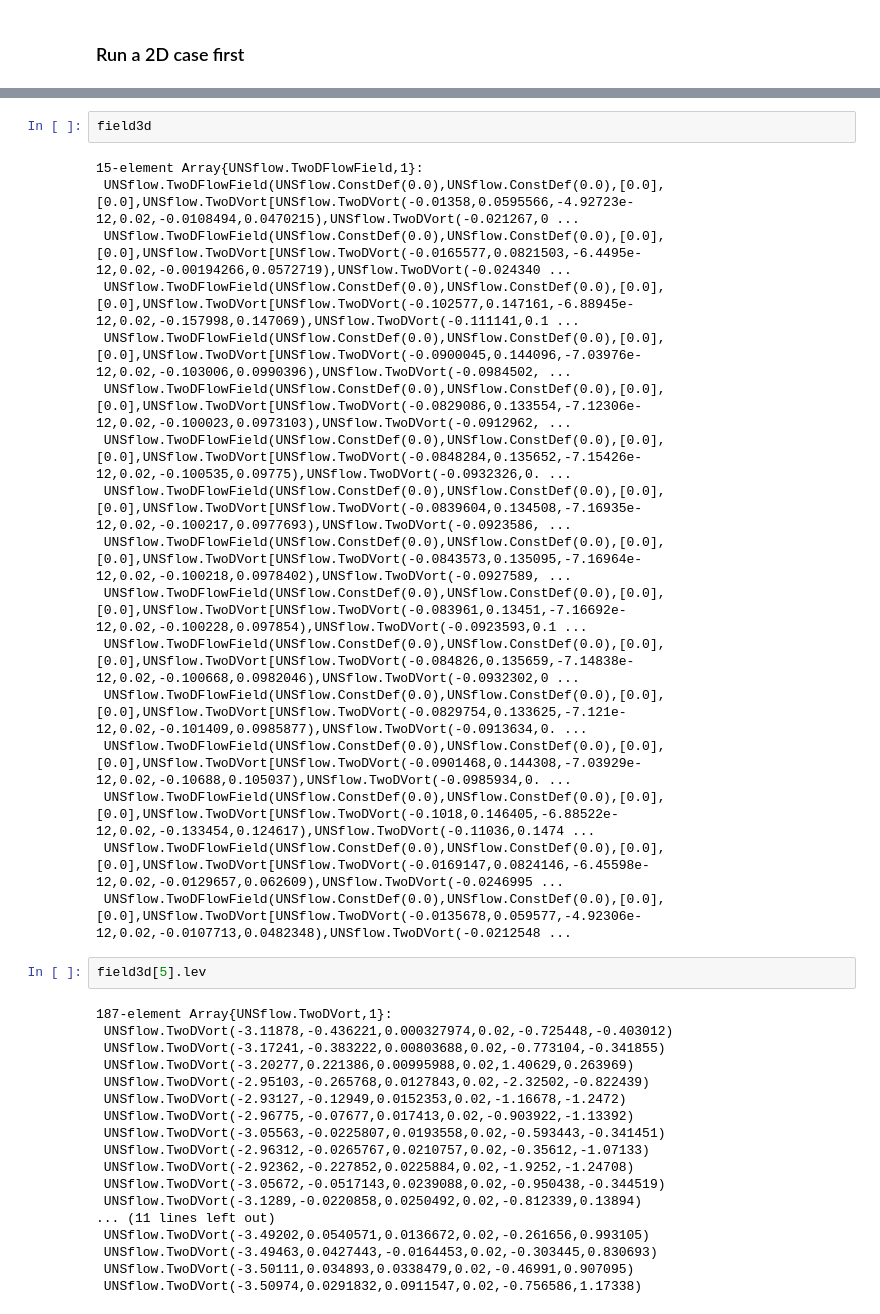
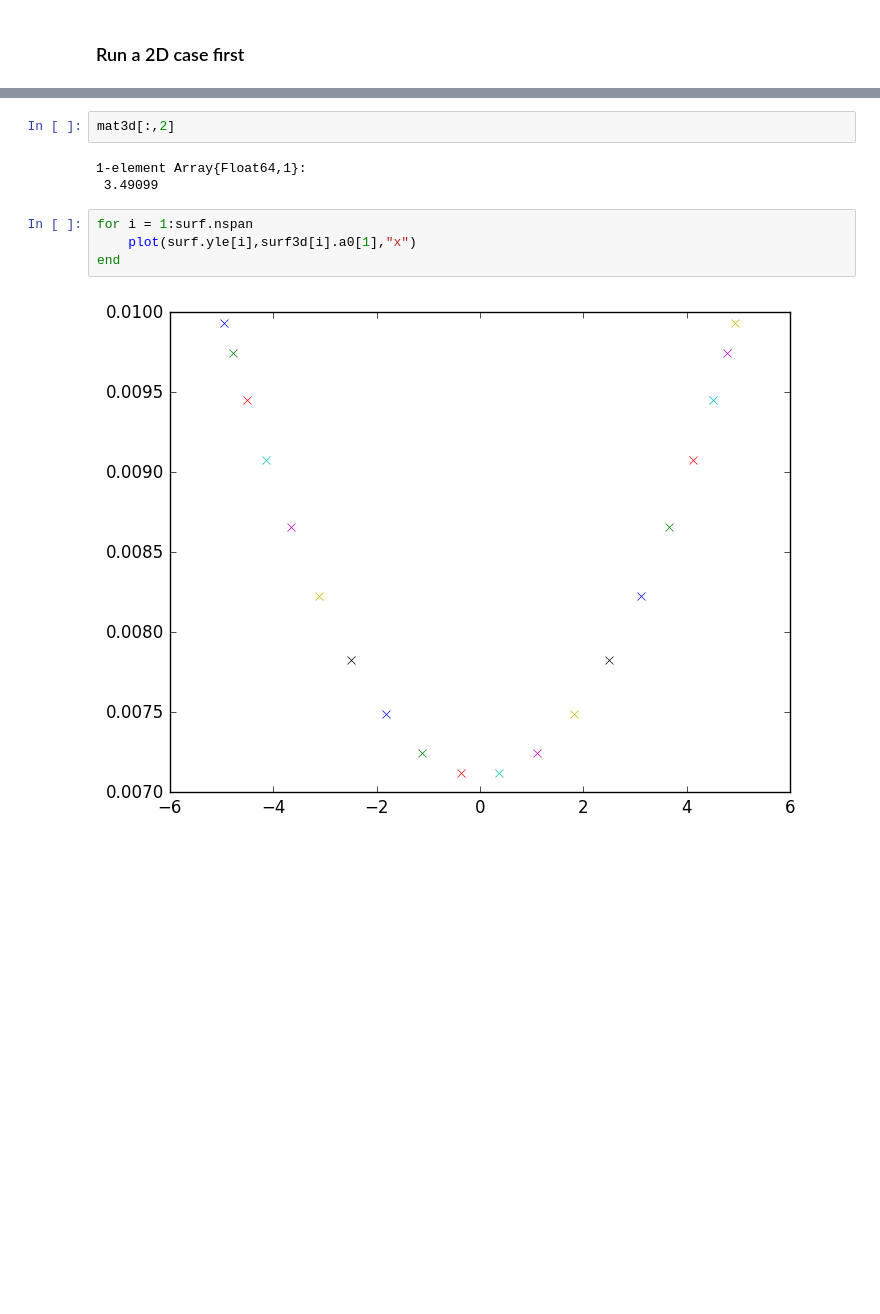
Before and after one commit to KiranRamesh-Aero/UnsteadyFlowSolvers.jl, a Jupyter notebook: Notebooks/3D extensions - with LEV.ipynb, the cells around one changed output, grey strips where cells are left out. Cells and saved outputs as stored; diff of their text form; blank space fills up the shorter version.

```diff
--- a/Notebooks/3D extensions - with LEV.ipynb
+++ b/Notebooks/3D extensions - with LEV.ipynb
@@ -83,45 +72,17 @@ axis([0, 2.5, -1, 10])
   2.5
  -1.0
  10.0
-# %%
-field3d
-# %% [output]
-15-element Array{UNSflow.TwoDFlowField,1}:
- UNSflow.TwoDFlowField(UNSflow.ConstDef(0.0),UNSflow.ConstDef(0.0),[0.0],[0.0],UNSflow.TwoDVort[UNSflow.TwoDVort(-0.01358,0.0595566,-4.92723e-12,0.02,-0.0108494,0.0470215),UNSflow.TwoDVort(-0.021267,0 ...
- UNSflow.TwoDFlowField(UNSflow.ConstDef(0.0),UNSflow.ConstDef(0.0),[0.0],[0.0],UNSflow.TwoDVort[UNSflow.TwoDVort(-0.0165577,0.0821503,-6.4495e-12,0.02,-0.00194266,0.0572719),UNSflow.TwoDVort(-0.024340 ...
- UNSflow.TwoDFlowField(UNSflow.ConstDef(0.0),UNSflow.ConstDef(0.0),[0.0],[0.0],UNSflow.TwoDVort[UNSflow.TwoDVort(-0.102577,0.147161,-6.88945e-12,0.02,-0.157998,0.147069),UNSflow.TwoDVort(-0.111141,0.1 ...
- UNSflow.TwoDFlowField(UNSflow.ConstDef(0.0),UNSflow.ConstDef(0.0),[0.0],[0.0],UNSflow.TwoDVort[UNSflow.TwoDVort(-0.0900045,0.144096,-7.03976e-12,0.02,-0.103006,0.0990396),UNSflow.TwoDVort(-0.0984502, ...
- UNSflow.TwoDFlowField(UNSflow.ConstDef(0.0),UNSflow.ConstDef(0.0),[0.0],[0.0],UNSflow.TwoDVort[UNSflow.TwoDVort(-0.0829086,0.133554,-7.12306e-12,0.02,-0.100023,0.0973103),UNSflow.TwoDVort(-0.0912962, ...
- UNSflow.TwoDFlowField(UNSflow.ConstDef(0.0),UNSflow.ConstDef(0.0),[0.0],[0.0],UNSflow.TwoDVort[UNSflow.TwoDVort(-0.0848284,0.135652,-7.15426e-12,0.02,-0.100535,0.09775),UNSflow.TwoDVort(-0.0932326,0. ...
- UNSflow.TwoDFlowField(UNSflow.ConstDef(0.0),UNSflow.ConstDef(0.0),[0.0],[0.0],UNSflow.TwoDVort[UNSflow.TwoDVort(-0.0839604,0.134508,-7.16935e-12,0.02,-0.100217,0.0977693),UNSflow.TwoDVort(-0.0923586, ...
- UNSflow.TwoDFlowField(UNSflow.ConstDef(0.0),UNSflow.ConstDef(0.0),[0.0],[0.0],UNSflow.TwoDVort[UNSflow.TwoDVort(-0.0843573,0.135095,-7.16964e-12,0.02,-0.100218,0.0978402),UNSflow.TwoDVort(-0.0927589, ...
- UNSflow.TwoDFlowField(UNSflow.ConstDef(0.0),UNSflow.ConstDef(0.0),[0.0],[0.0],UNSflow.TwoDVort[UNSflow.TwoDVort(-0.083961,0.13451,-7.16692e-12,0.02,-0.100228,0.097854),UNSflow.TwoDVort(-0.0923593,0.1 ...
- UNSflow.TwoDFlowField(UNSflow.ConstDef(0.0),UNSflow.ConstDef(0.0),[0.0],[0.0],UNSflow.TwoDVort[UNSflow.TwoDVort(-0.084826,0.135659,-7.14838e-12,0.02,-0.100668,0.0982046),UNSflow.TwoDVort(-0.0932302,0 ...
- UNSflow.TwoDFlowField(UNSflow.ConstDef(0.0),UNSflow.ConstDef(0.0),[0.0],[0.0],UNSflow.TwoDVort[UNSflow.TwoDVort(-0.0829754,0.133625,-7.121e-12,0.02,-0.101409,0.0985877),UNSflow.TwoDVort(-0.0913634,0. ...
- UNSflow.TwoDFlowField(UNSflow.ConstDef(0.0),UNSflow.ConstDef(0.0),[0.0],[0.0],UNSflow.TwoDVort[UNSflow.TwoDVort(-0.0901468,0.144308,-7.03929e-12,0.02,-0.10688,0.105037),UNSflow.TwoDVort(-0.0985934,0. ...
- UNSflow.TwoDFlowField(UNSflow.ConstDef(0.0),UNSflow.ConstDef(0.0),[0.0],[0.0],UNSflow.TwoDVort[UNSflow.TwoDVort(-0.1018,0.146405,-6.88522e-12,0.02,-0.133454,0.124617),UNSflow.TwoDVort(-0.11036,0.1474 ...
- UNSflow.TwoDFlowField(UNSflow.ConstDef(0.0),UNSflow.ConstDef(0.0),[0.0],[0.0],UNSflow.TwoDVort[UNSflow.TwoDVort(-0.0169147,0.0824146,-6.45598e-12,0.02,-0.0129657,0.062609),UNSflow.TwoDVort(-0.0246995 ...
- UNSflow.TwoDFlowField(UNSflow.ConstDef(0.0),UNSflow.ConstDef(0.0),[0.0],[0.0],UNSflow.TwoDVort[UNSflow.TwoDVort(-0.0135678,0.059577,-4.92306e-12,0.02,-0.0107713,0.0482348),UNSflow.TwoDVort(-0.0212548 ...
-# %%
-field3d[5].lev
-# %% [output]
-187-element Array{UNSflow.TwoDVort,1}:
- UNSflow.TwoDVort(-3.11878,-0.436221,0.000327974,0.02,-0.725448,-0.403012)
- UNSflow.TwoDVort(-3.17241,-0.383222,0.00803688,0.02,-0.773104,-0.341855)
- UNSflow.TwoDVort(-3.20277,0.221386,0.00995988,0.02,1.40629,0.263969)
- UNSflow.TwoDVort(-2.95103,-0.265768,0.0127843,0.02,-2.32502,-0.822439)
- UNSflow.TwoDVort(-2.93127,-0.12949,0.0152353,0.02,-1.16678,-1.2472)
- UNSflow.TwoDVort(-2.96775,-0.07677,0.017413,0.02,-0.903922,-1.13392)
- UNSflow.TwoDVort(-3.05563,-0.0225807,0.0193558,0.02,-0.593443,-0.341451)
- UNSflow.TwoDVort(-2.96312,-0.0265767,0.0210757,0.02,-0.35612,-1.07133)
- UNSflow.TwoDVort(-2.92362,-0.227852,0.0225884,0.02,-1.9252,-1.24708)
- UNSflow.TwoDVort(-3.05672,-0.0517143,0.0239088,0.02,-0.950438,-0.344519)
- UNSflow.TwoDVort(-3.1289,-0.0220858,0.0250492,0.02,-0.812339,0.13894)
-... (11 lines left out)
- UNSflow.TwoDVort(-3.49202,0.0540571,0.0136672,0.02,-0.261656,0.993105)
- UNSflow.TwoDVort(-3.49463,0.0427443,-0.0164453,0.02,-0.303445,0.830693)
- UNSflow.TwoDVort(-3.50111,0.034893,0.0338479,0.02,-0.46991,0.907095)
- UNSflow.TwoDVort(-3.50974,0.0291832,0.0911547,0.02,-0.756586,1.17338)
+# %%
+mat3d[:,2]
+# %% [output]
+1-element Array{Float64,1}:
+ 3.49099
+# %%
+for i = 1:surf.nspan
+    plot(surf.yle[i],surf3d[i].a0[1],"x")
+end
+# %% [output]
+[figure, added]
 # %%
 plot(mat3d[:,1], mat3d[:,2])
 # %% [output]
```
Also changed, not shown: parts of 10 cells of this notebook, 3 other files.
